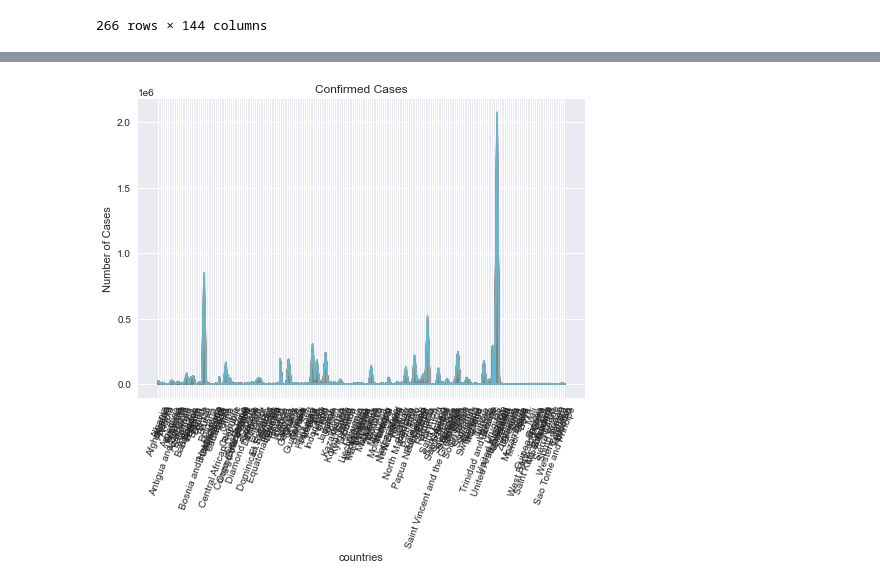
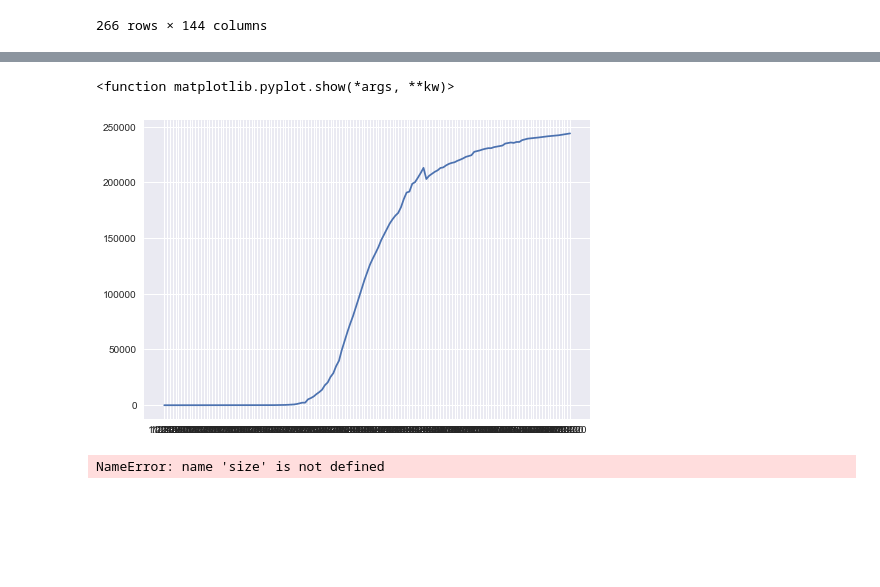
Before and after one commit to FahadAslamCS/DS-project, a Jupyter notebook: Python Scripts/dataRead.ipynb, the cells around one changed output, grey strips where cells are left out. Cells and saved outputs as stored; diff of their text form; code cells hidden in the pictures; blank space fills up the shorter version.

```diff
--- a/Python Scripts/dataRead.ipynb
+++ b/Python Scripts/dataRead.ipynb
@@ -91,5 +141,19 @@ DataWithDates
+# %%
+spain = df_confirmed.loc[df_confirmed['Country/Region'] == 'Spain']
+col_list= list(spain)
+col_list.remove('Province/State')
+col_list.remove('Country/Region')
+col_list.remove('Lat')
+col_list.remove('Long')
+#col_list
+rowsums = spain[col_list].sum()
+plt.plot(rowsums)
+plt.show
+# %% [output]
+<function matplotlib.pyplot.show(*args, **kw)>
+[figure, added]
 # %%
-plt.plot(countries,DataWithDates)
+plt.bar(size(Dataset),DataWithDates)
 plt.xticks(rotation=70)
 
 #x-axis labels
@@ -105,4 +169,4 @@ plt.title('Confirmed Cases')
 #display
 plt.show();
 # %% [output]
-[figure, removed]
+NameError: name 'size' is not defined
```
Also changed, not shown: parts of 4 cells of this notebook.
